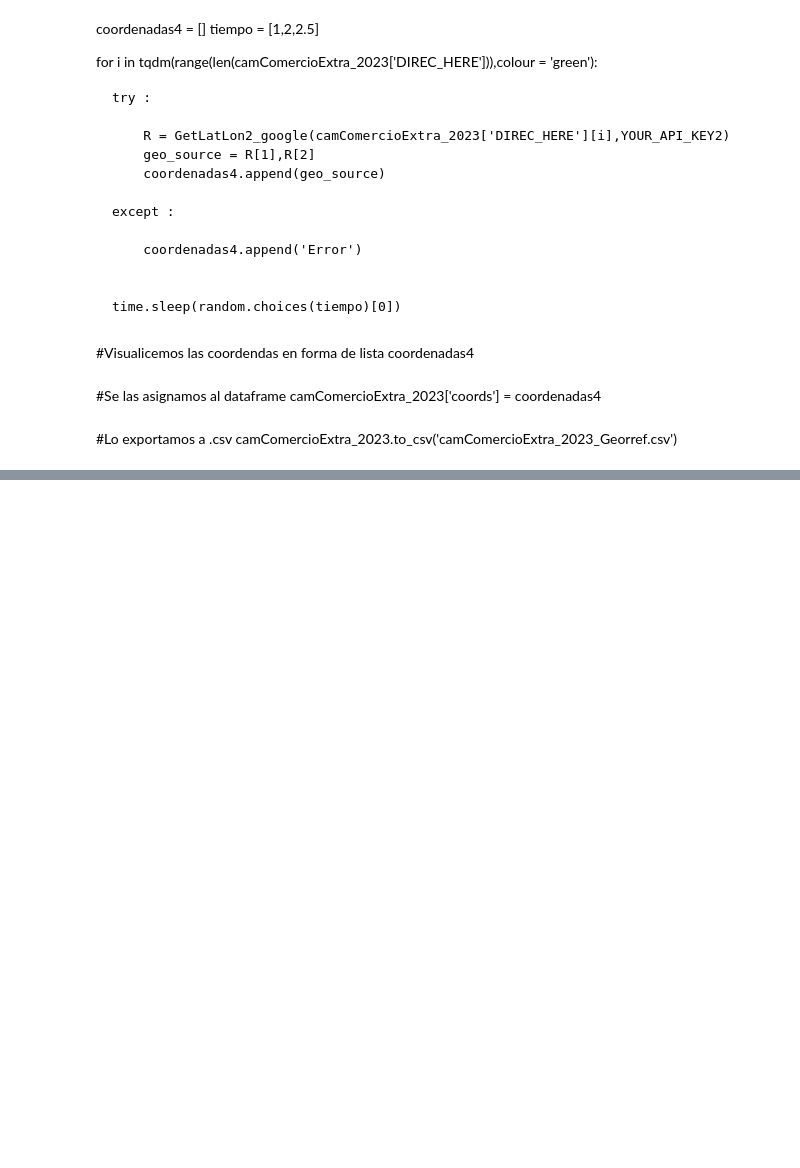
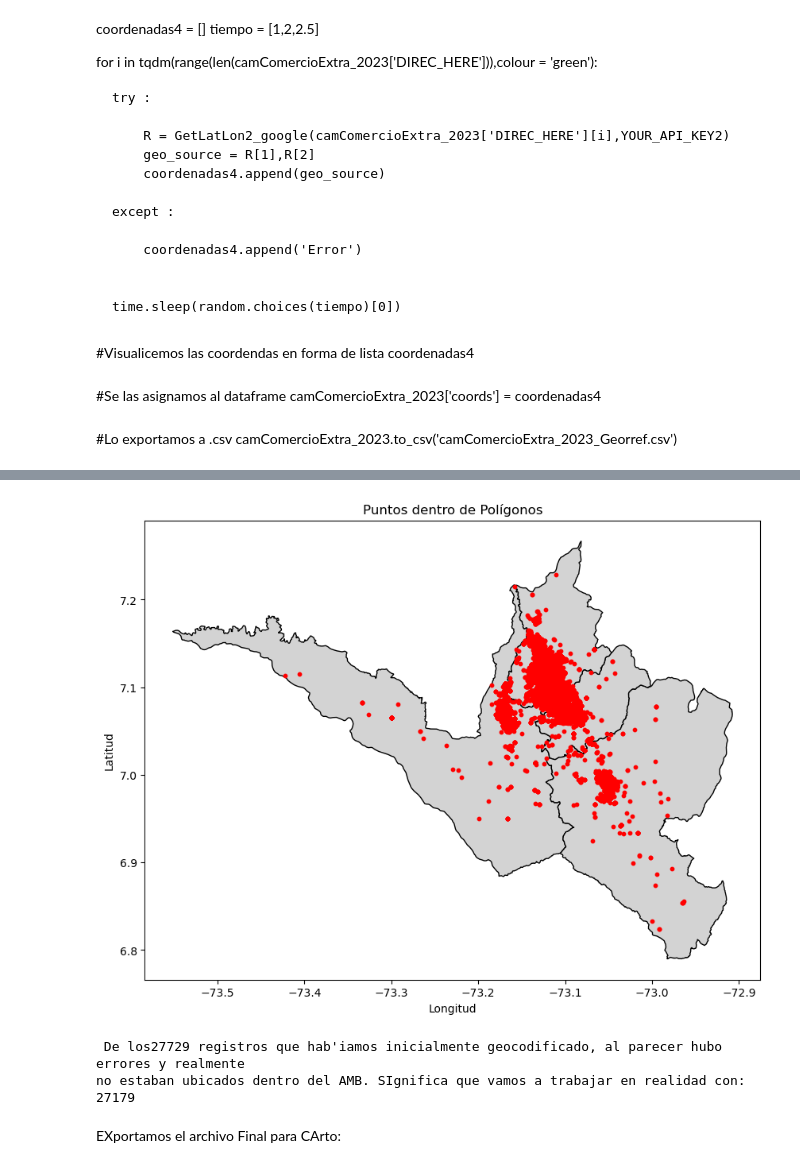
Before and after one commit to adrianferu/empresasCamaraComercioBucaramanga, a Jupyter notebook: camarasComercio.ipynb, the cells around one changed output, grey strips where cells are left out. Cells and saved outputs as stored; diff of their text form; code cells hidden in the pictures; blank space fills up the shorter version.

Commit message:
Terminamos el proceso. Nos aseguramos de depurar únicamente los registros pertenecientes al AMB

```diff
--- a/camarasComercio.ipynb
+++ b/camarasComercio.ipynb
@@ -686,0 +774,5 @@ camComercioExtra_2023.to_csv('camComercioExtra_2023_Georref.csv')
+# %%
+# Expresión regular para extraer latitud y longitud
+result_dataframe['latitud'] = result_dataframe['coords'].str.extract(r'\((.*?),')[0].astype(float)
+result_dataframe['longitud'] = result_dataframe['coords'].str.extract(r',\s*(.*?)\)')[0].astype(float)
+result_dataframe.tail(5)
@@ -686,0 +788,5 @@ camComercioExtra_2023.to_csv('camComercioExtra_2023_Georref.csv')
+# %%
+#Ahora convertimos esta dataframe a un Geodataframe
+result_Geodataframe = gpd.GeoDataFrame(
+    result_dataframe, geometry=gpd.points_from_xy(result_dataframe.longitud, result_dataframe.latitud), crs="EPSG:4326"
+)
@@ -686,0 +835,31 @@ camComercioExtra_2023.to_csv('camComercioExtra_2023_Georref.csv')
+# %%
+# Realizar una unión espacial
+joined_result = gpd.sjoin(result_Geodataframe, municipios_amb, how="inner", op='intersects')
+
+# Crear una figura y ejes
+fig, ax = plt.subplots(figsize=(10, 10))
+
+# Visualizar los polígonos de municipios_amb
+municipios_amb.plot(ax=ax, color='lightgrey', edgecolor='black')
+
+# Visualizar los puntos dentro de los polígonos
+joined_result.plot(ax=ax, color='red', marker='o', markersize=10)
+
+# Añadir etiquetas, título, etc., según sea necesario
+ax.set_xlabel('Longitud')
+ax.set_ylabel('Latitud')
+ax.set_title('Puntos dentro de Polígonos')
+
+# Mostrar el gráfico
+plt.show()
+# %% [output]
+[figure, added]
+# %%
+#Cu'antos elementos cumplen cno la condici'on de estar realmente dentro del AMB?
+print(f""" De los{len(camComecioGeocoded)} registros que hab'iamos inicialmente geocodificado, al parecer hubo errores y realmente
+no estaban ubicados dentro del AMB. SIgnifica que vamos a trabajar en realidad con: {len(joined_result)}""")
+# %% [output]
+ De los27729 registros que hab'iamos inicialmente geocodificado, al parecer hubo errores y realmente
+no estaban ubicados dentro del AMB. SIgnifica que vamos a trabajar en realidad con: 27179
+# %% [markdown]
+EXportamos el archivo Final para CArto:
```
Also changed, not shown: parts of 30 cells of this notebook, 3 other files.
